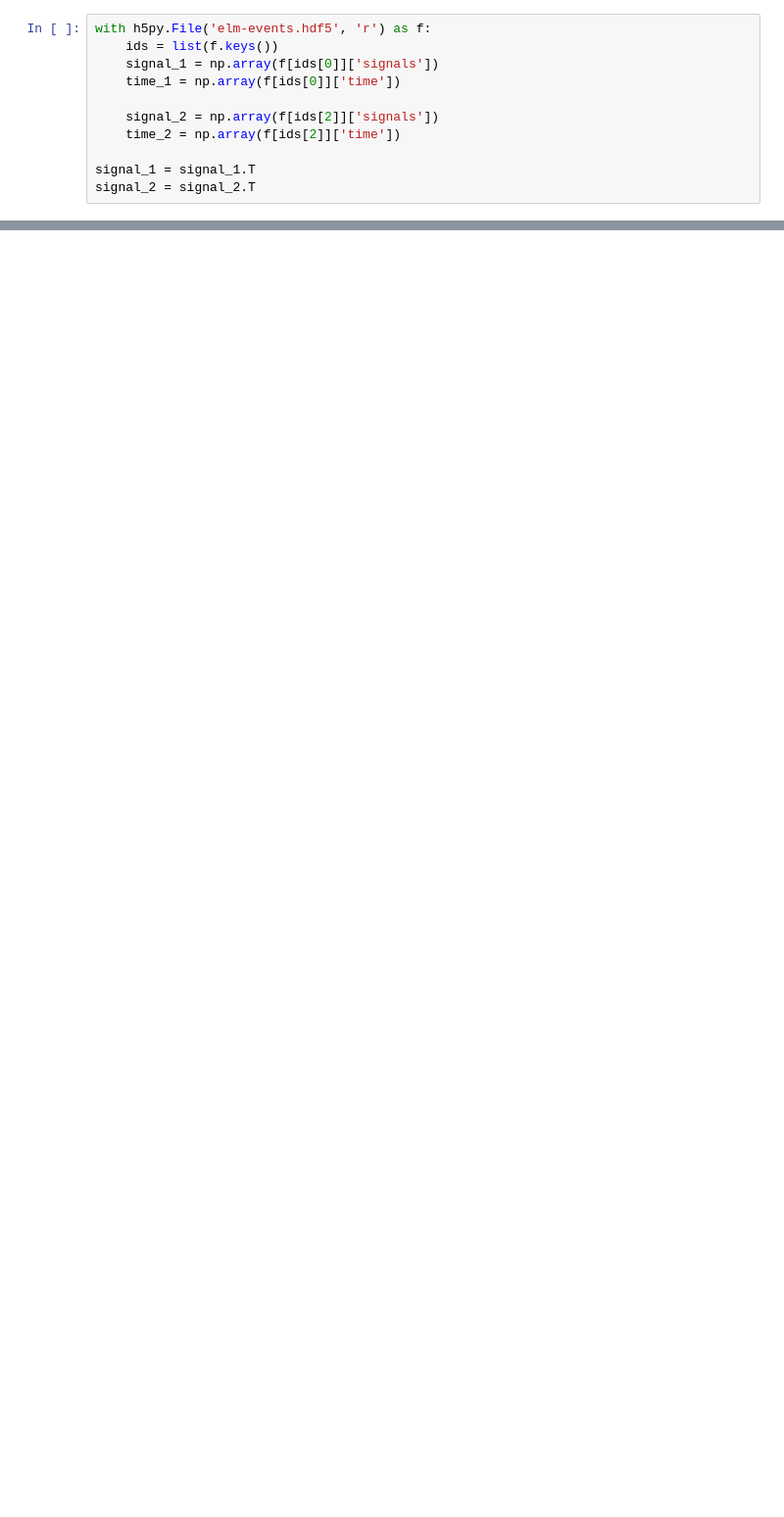
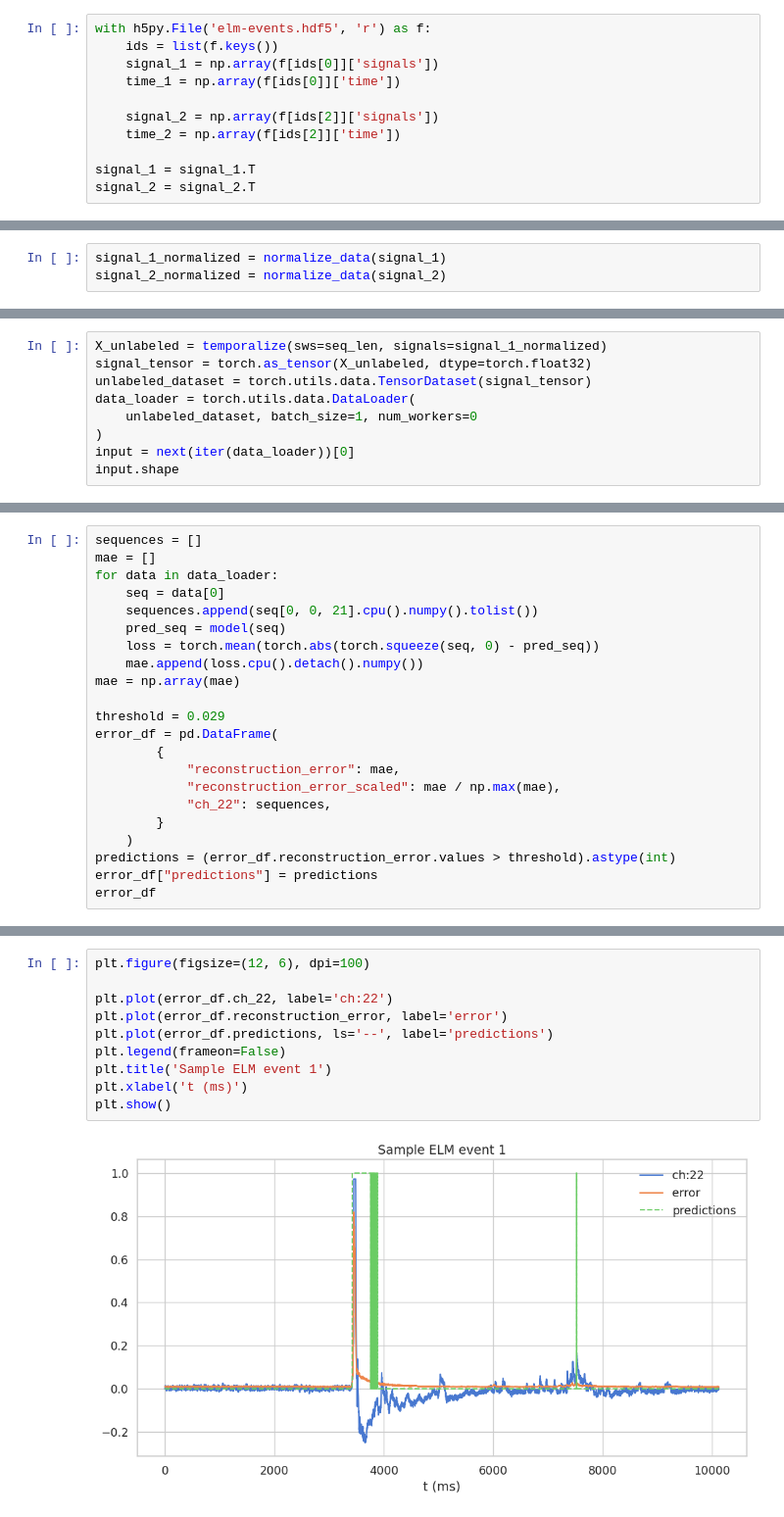
Before and after one commit to PlasmaControl/bes-edgeml-models, a Jupyter notebook: unlabeled-elm-events/explore_data.ipynb, the cells around one changed output, grey strips where cells are left out. Shown at 98% size. Saved outputs shown, nothing was run; the diff lists cells and outputs as text; blank space fills up the shorter version.

Commit message:
Add ts anomaly detector plots for automatic labeling.

```diff
--- a/unlabeled-elm-events/explore_data.ipynb
+++ b/unlabeled-elm-events/explore_data.ipynb
@@ -21,3 +30,6 @@ signal_2 = signal_2.T
+# %%
+signal_1_normalized = normalize_data(signal_1)
+signal_2_normalized = normalize_data(signal_2)
 # %%
 plt.figure(figsize=(12, 6), dpi=100)
 
@@ -70,0 +233,9 @@ plt.show()
+# %%
+X_unlabeled = temporalize(sws=seq_len, signals=signal_1_normalized)
+signal_tensor = torch.as_tensor(X_unlabeled, dtype=torch.float32)
+unlabeled_dataset = torch.utils.data.TensorDataset(signal_tensor)
+data_loader = torch.utils.data.DataLoader(
+    unlabeled_dataset, batch_size=1, num_workers=0
+)
+input = next(iter(data_loader))[0]
+input.shape
@@ -70,0 +244,22 @@ plt.show()
+# %%
+sequences = []
+mae = []
+for data in data_loader:
+    seq = data[0]
+    sequences.append(seq[0, 0, 21].cpu().numpy().tolist())
+    pred_seq = model(seq)
+    loss = torch.mean(torch.abs(torch.squeeze(seq, 0) - pred_seq))
+    mae.append(loss.cpu().detach().numpy())
+mae = np.array(mae)
+
+threshold = 0.029
+error_df = pd.DataFrame(
+        {
+            "reconstruction_error": mae,
+            "reconstruction_error_scaled": mae / np.max(mae),
+            "ch_22": sequences,
+        }
+    )
+predictions = (error_df.reconstruction_error.values > threshold).astype(int)
+error_df["predictions"] = predictions
+error_df
@@ -70,0 +280,12 @@ plt.show()
+# %%
+plt.figure(figsize=(12, 6), dpi=100)
+
+plt.plot(error_df.ch_22, label='ch:22')
+plt.plot(error_df.reconstruction_error, label='error')
+plt.plot(error_df.predictions, ls='--', label='predictions')
+plt.legend(frameon=False)
+plt.title('Sample ELM event 1')
+plt.xlabel('t (ms)')
+plt.show()
+# %% [output]
+[figure, added]
```
Also changed, not shown: parts of 15 cells of this notebook.
